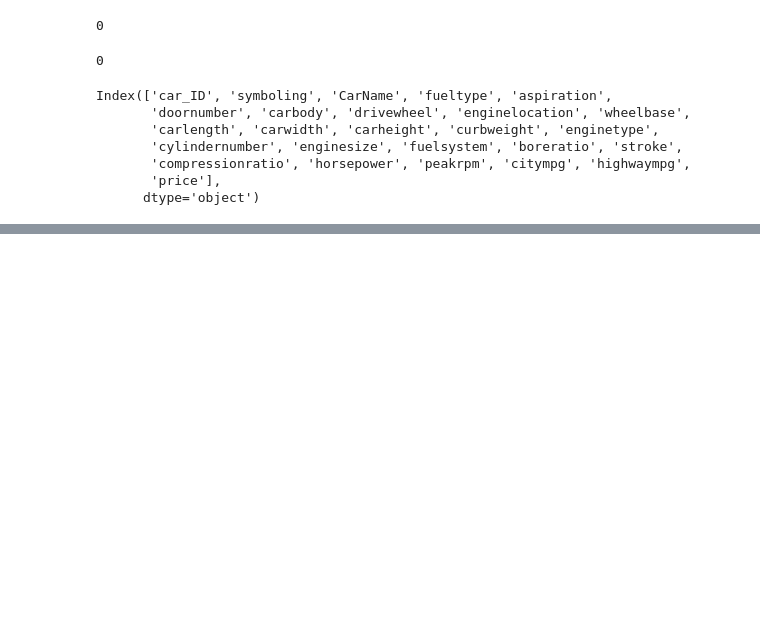
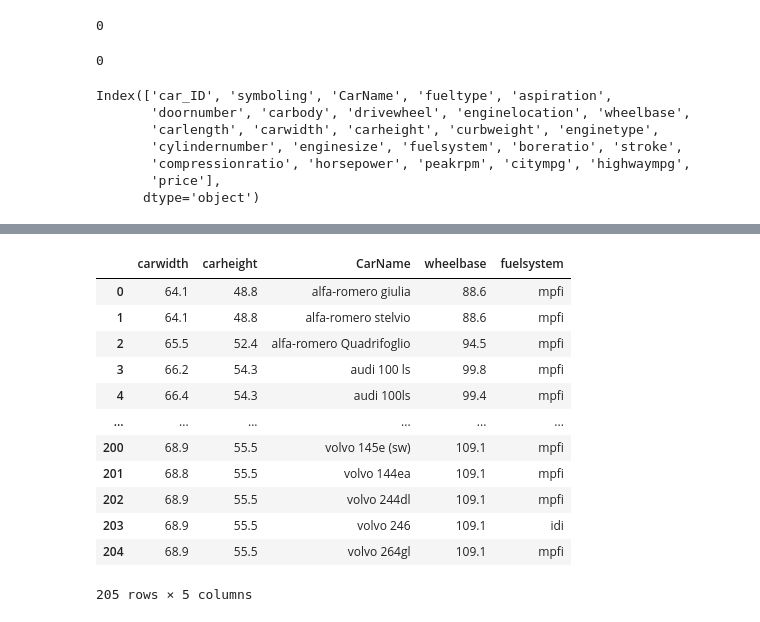
Before and after one commit to KALalev18/ML-Car-Price-Predictor, a Jupyter notebook: Notebook.ipynb, the cells around one changed output, grey strips where cells are left out. Drawn from its saved outputs; the diff is of its cells as text; code cells hidden in the pictures; blank space fills up the shorter version.

```diff
--- a/Notebook.ipynb
+++ b/Notebook.ipynb
@@ -138,0 +181,19 @@ ImportError: matplotlib is required for plotting when the default backend "matpl
+# %%
+a = data[["carwidth", "carheight", "CarName", "wheelbase", "fuelsystem"]]
+b = data[["price"]]
+# %%
+a
+# %% [output]
+|  | carwidth | carheight | CarName | wheelbase | fuelsystem |
+| 0 | 64.1 | 48.8 | alfa-romero giulia | 88.6 | mpfi |
+| 1 | 64.1 | 48.8 | alfa-romero stelvio | 88.6 | mpfi |
+| 2 | 65.5 | 52.4 | alfa-romero Quadrifoglio | 94.5 | mpfi |
+| 3 | 66.2 | 54.3 | audi 100 ls | 99.8 | mpfi |
+| 4 | 66.4 | 54.3 | audi 100ls | 99.4 | mpfi |
+| ... | ... | ... | ... | ... | ... |
+| 200 | 68.9 | 55.5 | volvo 145e (sw) | 109.1 | mpfi |
+| 201 | 68.8 | 55.5 | volvo 144ea | 109.1 | mpfi |
+| 202 | 68.9 | 55.5 | volvo 244dl | 109.1 | mpfi |
+| 203 | 68.9 | 55.5 | volvo 246 | 109.1 | idi |
+| 204 | 68.9 | 55.5 | volvo 264gl | 109.1 | mpfi |
+205 rows × 5 columns
```
Also changed, not shown: parts of 6 cells of this notebook.
